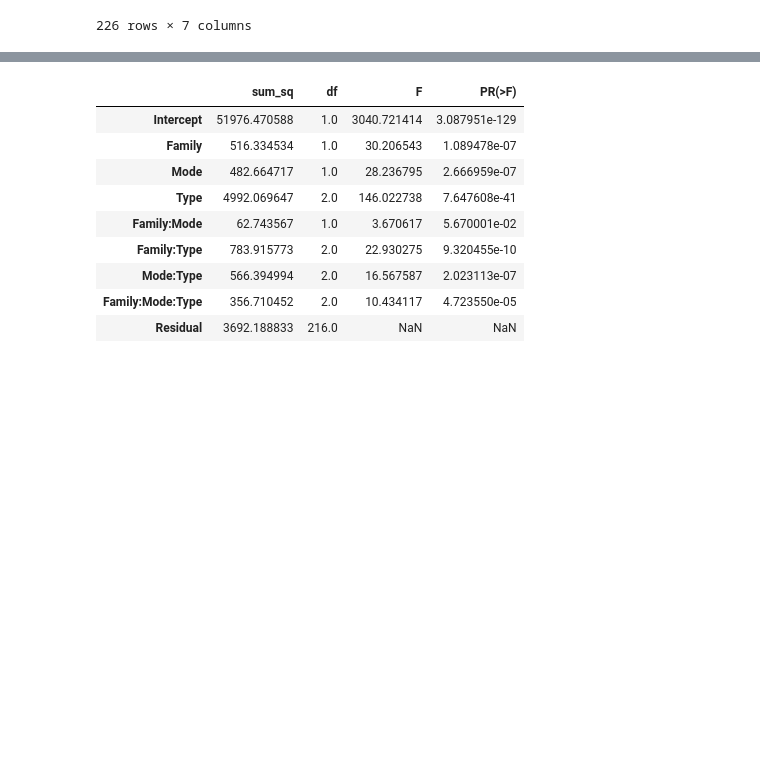
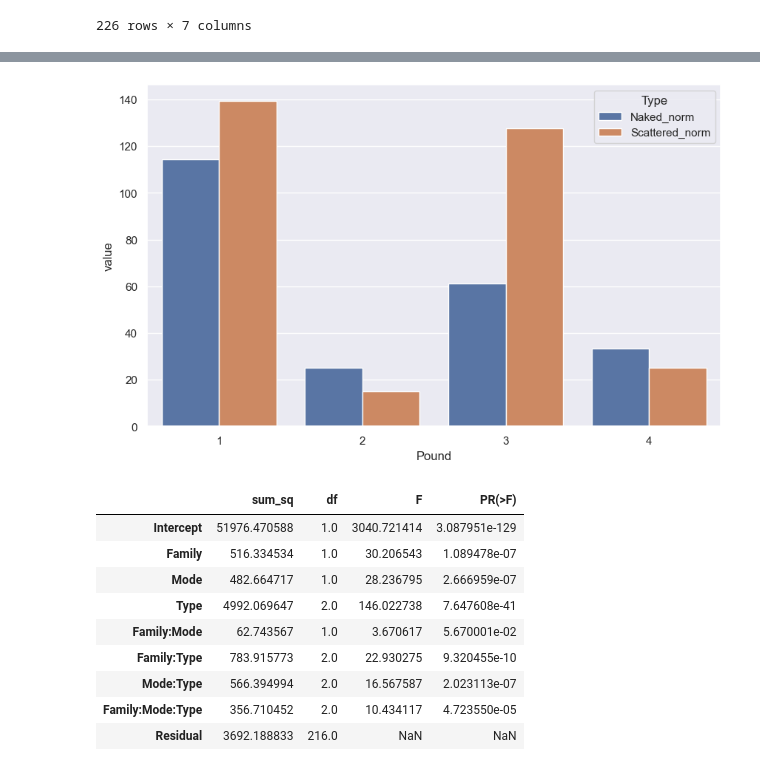
Before and after one commit to mitoclub/fish-strong-purifying-selection, a Jupyter notebook: notebooks/stat_plots_for_paper_draft.ipynb, the cells around one changed output, grey strips where cells are left out. Saved outputs shown, nothing was run; the diff lists cells and outputs as text; code cells hidden in the pictures; blank space fills up the shorter version.

```diff
--- a/notebooks/stat_plots_for_paper_draft.ipynb
+++ b/notebooks/stat_plots_for_paper_draft.ipynb
@@ -405,3 +441,17 @@ geometric_mean: 31.020306869959647
+# %%
+pounds_count = pounds_fish[['Pound', 'Family', 'Mode', 'Type', 'Count']]
+pounds_count = pounds_count.groupby(['Pound', 'Type', 'Family', 'Mode']).count().reset_index()
+
+pounds_count = pounds_count.pivot(index=['Pound', 'Family'], columns='Type', values=['Count']).reset_index()
+pounds_count.columns = ['Pound', 'Family', 'Crasus', 'Naked', 'Scattered']
+
+pounds_count['Naked_norm'] = pounds_count.Naked / pounds_count.Crasus * 100
+pounds_count['Scattered_norm'] = pounds_count.Scattered / pounds_count.Crasus * 100
+pounds_count = pounds_count.melt(id_vars=['Pound', 'Family'], value_vars=['Naked_norm', 'Scattered_norm'], var_name='Type')
+# %%
+sns.barplot(data=pounds_count, x='Pound', y='value', hue='Type');
+# %% [output]
+[figure, added]
 # %%
 # Performing n-way ANOVA
 model = ols('AVG_weight ~ Family + Mode + Type + Family:Mode + Family:Type + Mode:Type + Family:Mode:Type', data=pounds_fish).fit()
```
Also changed, not shown: parts of 47 cells of this notebook, 1 other file.
